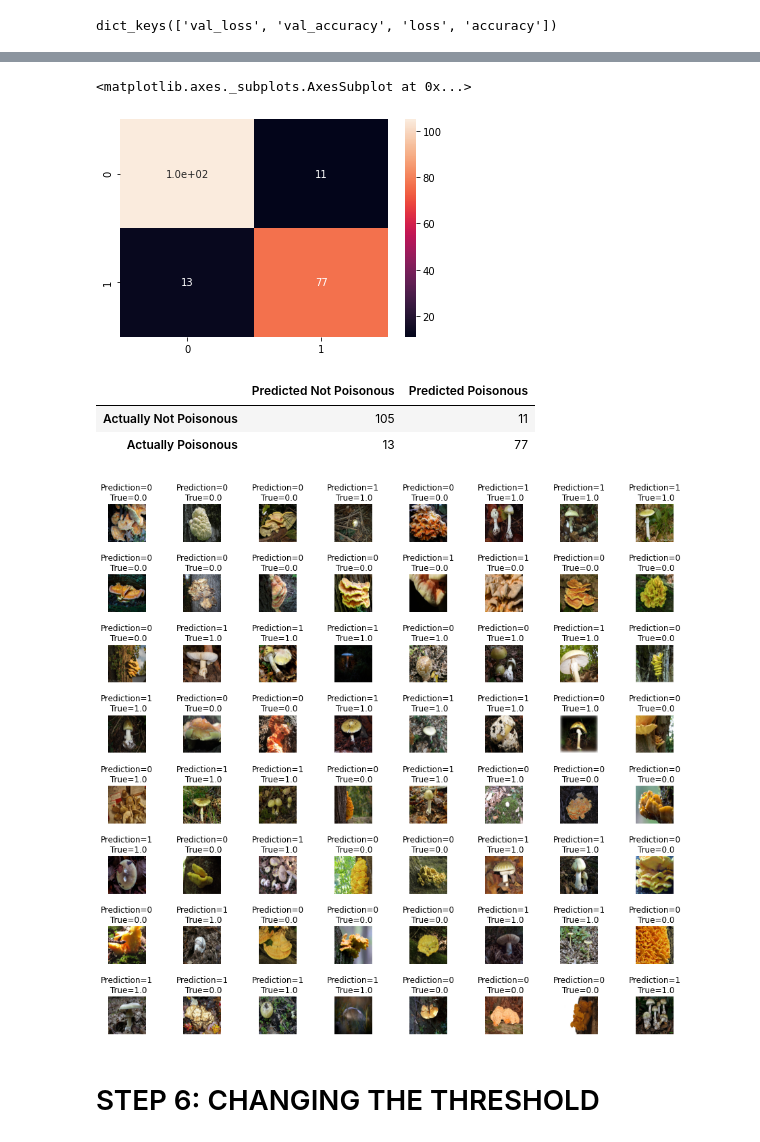
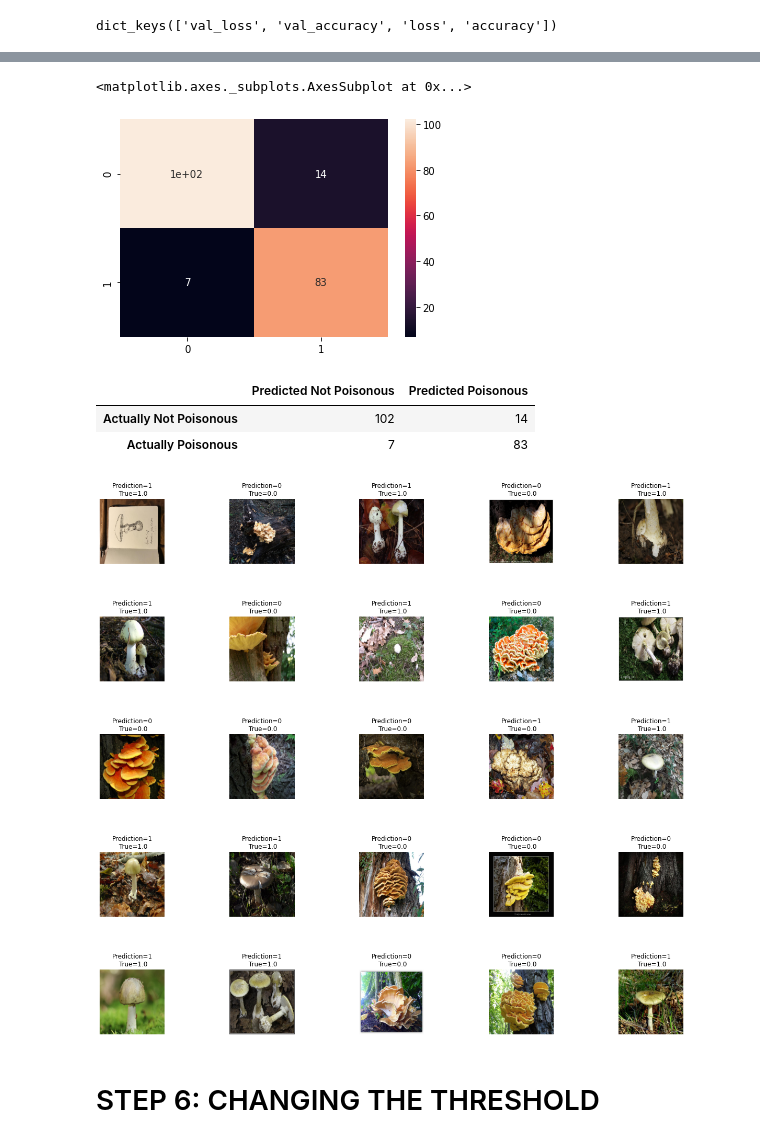
Before and after one commit to FunCodingPanda/Image_Classification, a Jupyter notebook: Mushroom_Capstone.ipynb, the cells around one changed output, grey strips where cells are left out. Cells and saved outputs as stored; diff of their text form; code cells hidden in the pictures.

```diff
--- a/Mushroom_Capstone.ipynb
+++ b/Mushroom_Capstone.ipynb
@@ -32,7 +25,7 @@ from sklearn.metrics import confusion_matrix
 # %%
-train_path = '/Users/sophie/Desktop/test_image/Training'
-valid_path = '/Users/sophie/Desktop/test_image/Validation'
-test_path = '/Users/sophie/Desktop/test_image/Test'
+train_path = '/Users/sophie/Desktop/mushroom_images/Training'
+valid_path = '/Users/sophie/Desktop/mushroom_images/Validation'
+test_path = '/Users/sophie/Desktop/mushroom_images/Test'
 
 image_gen = ImageDataGenerator(rescale= 1. /255) # create a data generator rescale= 1. /255
 
@@ -41,14 +34,14 @@ training_generator = image_gen.flow_from_directory(
     classes=['non_poisonous', 'poisonous'],
     class_mode='binary',
     target_size=(256, 256),
-    batch_size= 962
+    batch_size= 2696
 )
 validation_generator = image_gen.flow_from_directory(
     valid_path,
     classes=['non_poisonous', 'poisonous'],
     class_mode='binary',
     target_size=(256, 256),
-    batch_size=206
+    batch_size=580
 )
 
 test_generator = image_gen.flow_from_directory(
@@ -56,7 +49,7 @@ test_generator = image_gen.flow_from_directory(
     classes=['non_poisonous', 'poisonous'],
     class_mode='binary',
     target_size=(256, 256),
-    batch_size=206
+    batch_size=580
 )
 
 X_train, y_train = training_generator.next()
@@ -163,7 +163,7 @@ cnn_model.compile(loss ='sparse_categorical_crossentropy', optimizer=Adam(lr=0.0
 history = cnn_model.fit(X_train,
                         y_train,
                         nb_epoch=25,
-                        batch_size=50,
+                        batch_size=1,
                         verbose=1,
                         validation_data = (X_validation,y_validation))
 # %% [output]
@@ -251,36 +251,40 @@ print(y_test)
 # %%
+# showing the confusion matrix of the original CNN model
 from sklearn.metrics import confusion_matrix
 cm = confusion_matrix(y_test, predicted_classes)
 plt.figure(figsize = (6,4))
 sns.heatmap(cm, annot=True)
 # %% [output]
 <matplotlib.axes._subplots.AxesSubplot at 0x...>
-[figure, old version]
+[figure, new version]
 # %%
 cm_df = pd.DataFrame(cm)
 # %%
+# labelling the confusion matrix to make easier to understand
 cm_df.columns = ['Predicted Not Poisonous', 'Predicted Poisonous']
 cm_final_df = cm_df.rename(index={0: 'Actually Not Poisonous', 1: 'Actually Poisonous'})
 cm_final_df
 # %% [output]
 |  | Predicted Not Poisonous | Predicted Poisonous |
-| Actually Not Poisonous | 105 | 11 |
-| Actually Poisonous | 13 | 77 |
+| Actually Not Poisonous | 102 | 14 |
+| Actually Poisonous | 7 | 83 |
 # %%
-L = 8
-W = 8
-fig, axes = plt.subplots(L, W, figsize = (15,15))
+# This display 5 by 5 images showing the class the models predict and the class the image actually belongs to
+L = 5
+W = 5
+fig, axes = plt.subplots(L, W, figsize = (20,20))
 axes = axes.ravel() #
 
 for i in np.arange(0, L * W):
     axes[i].imshow(X_test[i])
     axes[i].set_title("Prediction={}\n True={}".format(predicted_classes[i], y_test[i]))
     axes[i].axis('off')
 
 plt.subplots_adjust(wspace=1)
-# will reference
+# By Dr Ryan Ahemd
+# Drawings of mushrooms are accepted in my model
 # %% [output]
-[figure, old version]
+[figure, new version]
 # %% [markdown]
 # STEP 6: CHANGING THE THRESHOLD
 # %%
```
Also changed, not shown: parts of 54 cells of this notebook, 5 other files.
